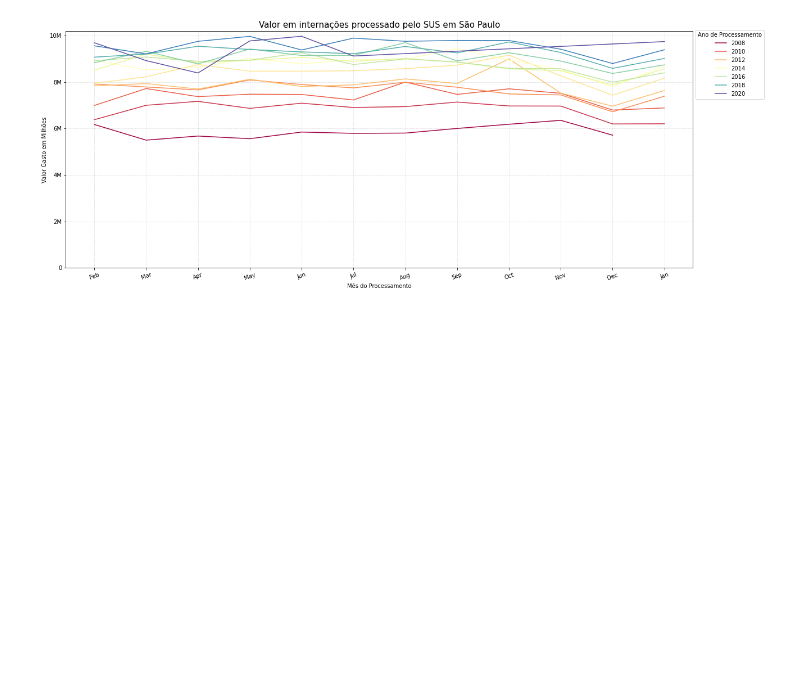
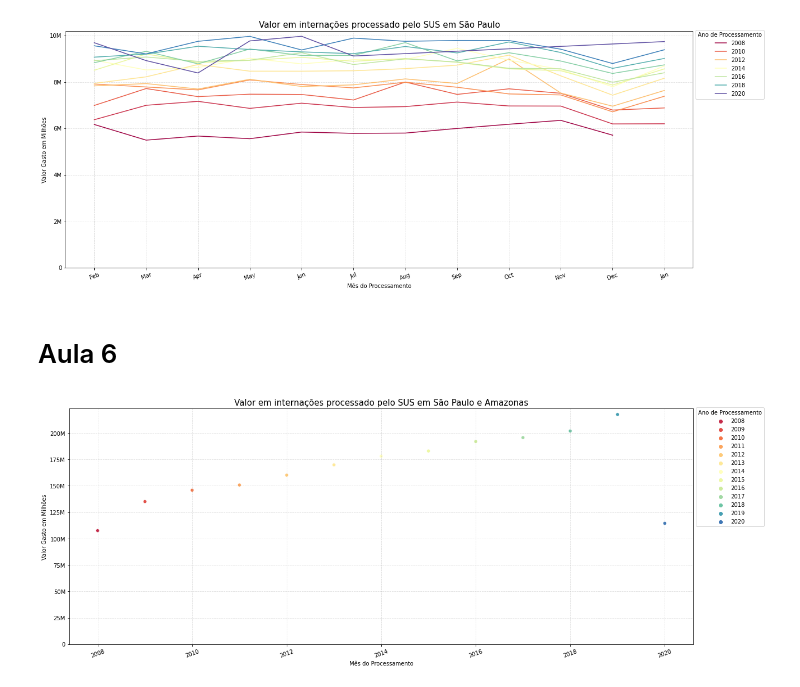
Before and after one commit to carollimaxp/data_science_alura, a Jupyter notebook: DS_Bootcamp_Módulo_2.ipynb, the cells around one changed output. Cells and saved outputs as stored; diff of their text form; code cells hidden in the pictures; blank space fills up the shorter version.

Commit message:
Módulo 2 - Aula 6

```diff
--- a/DS_Bootcamp_Módulo_2.ipynb
+++ b/DS_Bootcamp_Módulo_2.ipynb
@@ -1041,3 +1041,25 @@ plt.ylim(bottom = 0)
 plt.show()
 # %% [output]
 [figure]
+# %% [markdown]
+# Aula 6
+# %%
+estado_a_analisar = mensal_sem_index.query("uf == 'Mato Grosso do Sul'")
+#estado_a_analisar.head()
+# %%
+gasto_ano_ms = estado_a_analisar[['ano', 'gasto']].groupby('ano').sum()
+#gasto_ano_ms.head()
+# %%
+plt.figure(figsize=(20,7.75))
+plt.xticks(rotation = 20)
+plt.grid(True, alpha = 0.4, linestyle = "--")
+ax = sns.scatterplot(data = gasto_ano_ms, x = gasto_ano_ms.index, y= 'gasto', hue='ano', palette= sns.color_palette('Spectral',13))
+ax.yaxis.set_major_formatter(ticker.FuncFormatter(reformat_large_tick_values))
+plt.legend(title='Ano de Processamento', bbox_to_anchor=(1, 1.017), loc='upper left')
+plt.title ('Valor em internações processado pelo SUS em São Paulo e Amazonas', fontsize = 15)
+plt.xlabel ('Mês do Processamento')
+plt.ylabel ('Valor Gasto em Milhões')
+plt.ylim(bottom = 0)
+plt.show()
+# %% [output]
+[figure, added]
```
Also changed, not shown: parts of 33 cells of this notebook.
